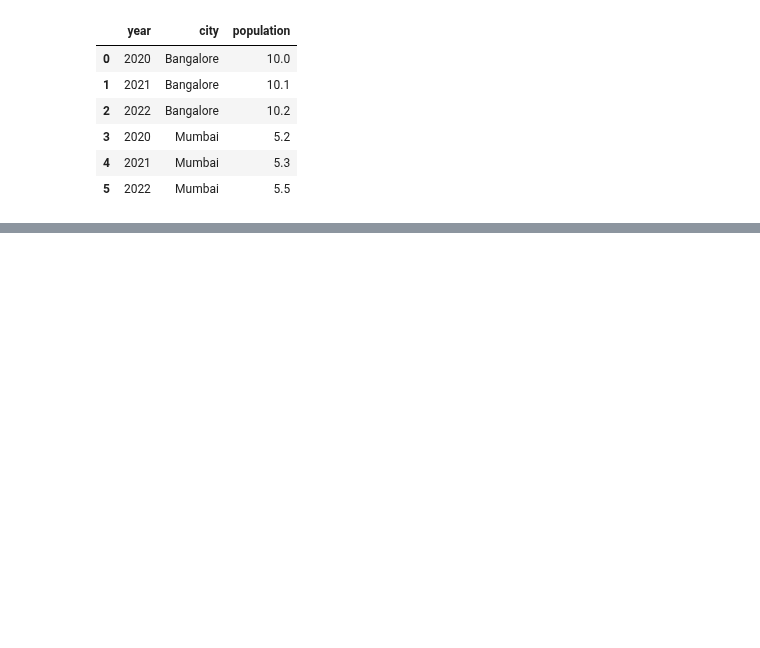
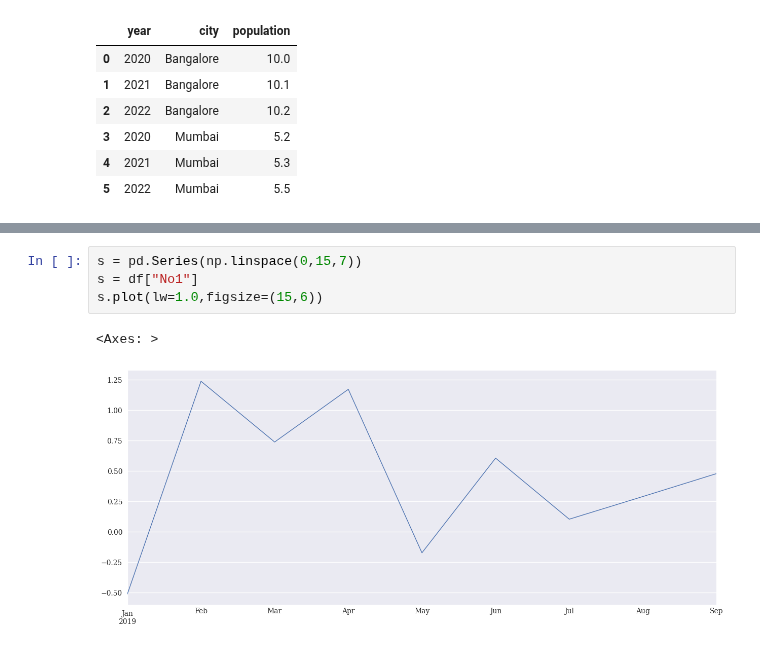
Before and after one commit to DoTheDishesPlz/ML, a Jupyter notebook: 3.Pandas.ipynb, the cells around one changed output, grey strips where cells are left out. Cells and saved outputs as stored; diff of their text form; blank space fills up the shorter version.

```diff
--- a/3.Pandas.ipynb
+++ b/3.Pandas.ipynb
@@ -120,0 +258,7 @@ df2.plot.area(stacked=False)
+# %%
+s = pd.Series(np.linspace(0,15,7))
+s = df["No1"]
+s.plot(lw=1.0,figsize=(15,6))
+# %% [output]
+<Axes: >
+[figure, added]
```
Also changed, not shown: parts of 36 cells of this notebook.
